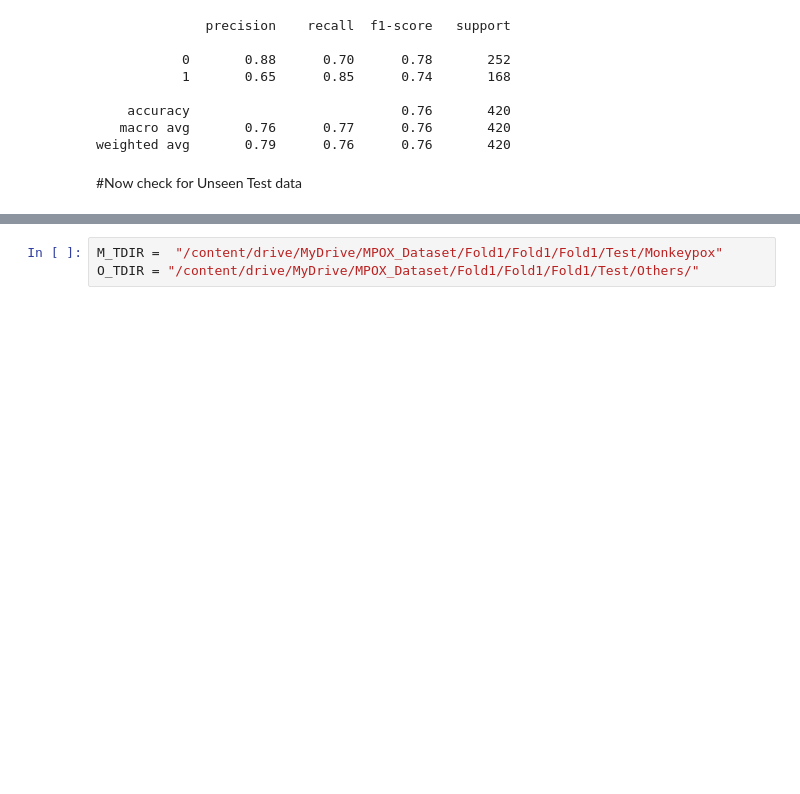
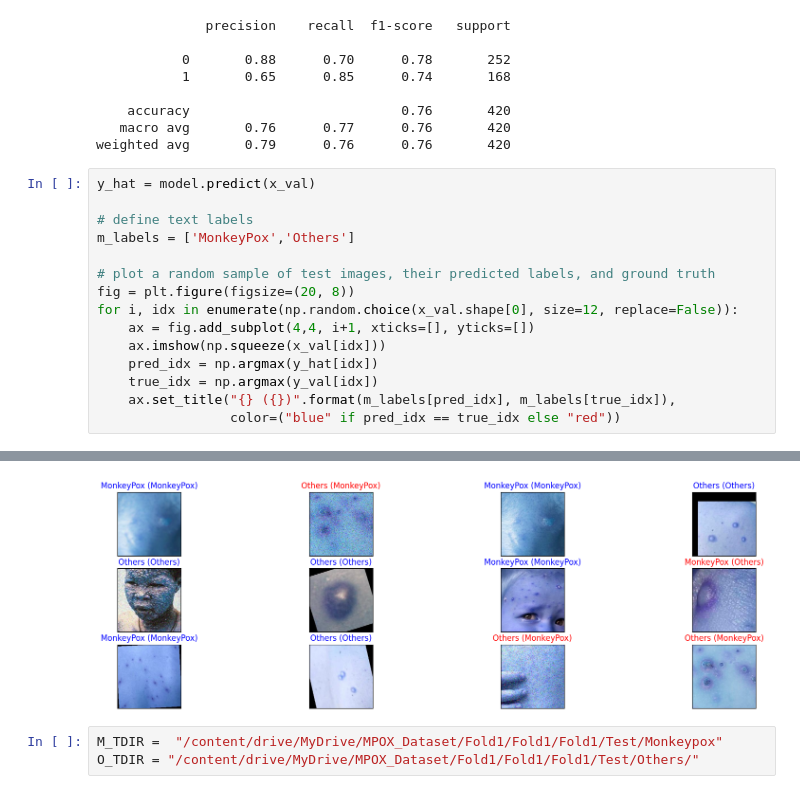
Before and after one commit to Dipu34/MonkeyPox_Prediction_CNN, a Jupyter notebook: PROJECT_MPOX.ipynb, the cells around one changed output, grey strips where cells are left out. Drawn from its saved outputs; the diff is of its cells as text; blank space fills up the shorter version.

Commit message:
printed some true and false prediction

```diff
--- a/PROJECT_MPOX.ipynb
+++ b/PROJECT_MPOX.ipynb
@@ -554,5 +556,19 @@ print(classification_report(y_true, pred))
     accuracy                           0.76       420
    macro avg       0.76      0.77      0.76       420
 weighted avg       0.79      0.76      0.76       420
-# %% [markdown]
-#Now check for Unseen Test data
+# %%
+y_hat = model.predict(x_val)
+
+# define text labels
+m_labels = ['MonkeyPox','Others']
+
+# plot a random sample of test images, their predicted labels, and ground truth
+fig = plt.figure(figsize=(20, 8))
+for i, idx in enumerate(np.random.choice(x_val.shape[0], size=12, replace=False)):
+    ax = fig.add_subplot(4,4, i+1, xticks=[], yticks=[])
+    ax.imshow(np.squeeze(x_val[idx]))
+    pred_idx = np.argmax(y_hat[idx])
+    true_idx = np.argmax(y_val[idx])
+    ax.set_title("{} ({})".format(m_labels[pred_idx], m_labels[true_idx]),
+                 color=("blue" if pred_idx == true_idx else "red"))
+# %% [output]
@@ -559,3 +576,4 @@ weighted avg       0.79      0.76      0.76       420
+[figure, added]
 # %%
 M_TDIR =  "/content/drive/MyDrive/MPOX_Dataset/Fold1/Fold1/Fold1/Test/Monkeypox"
 O_TDIR = "/content/drive/MyDrive/MPOX_Dataset/Fold1/Fold1/Fold1/Test/Others/"
```
Also changed, not shown: parts of 3 cells of this notebook.
